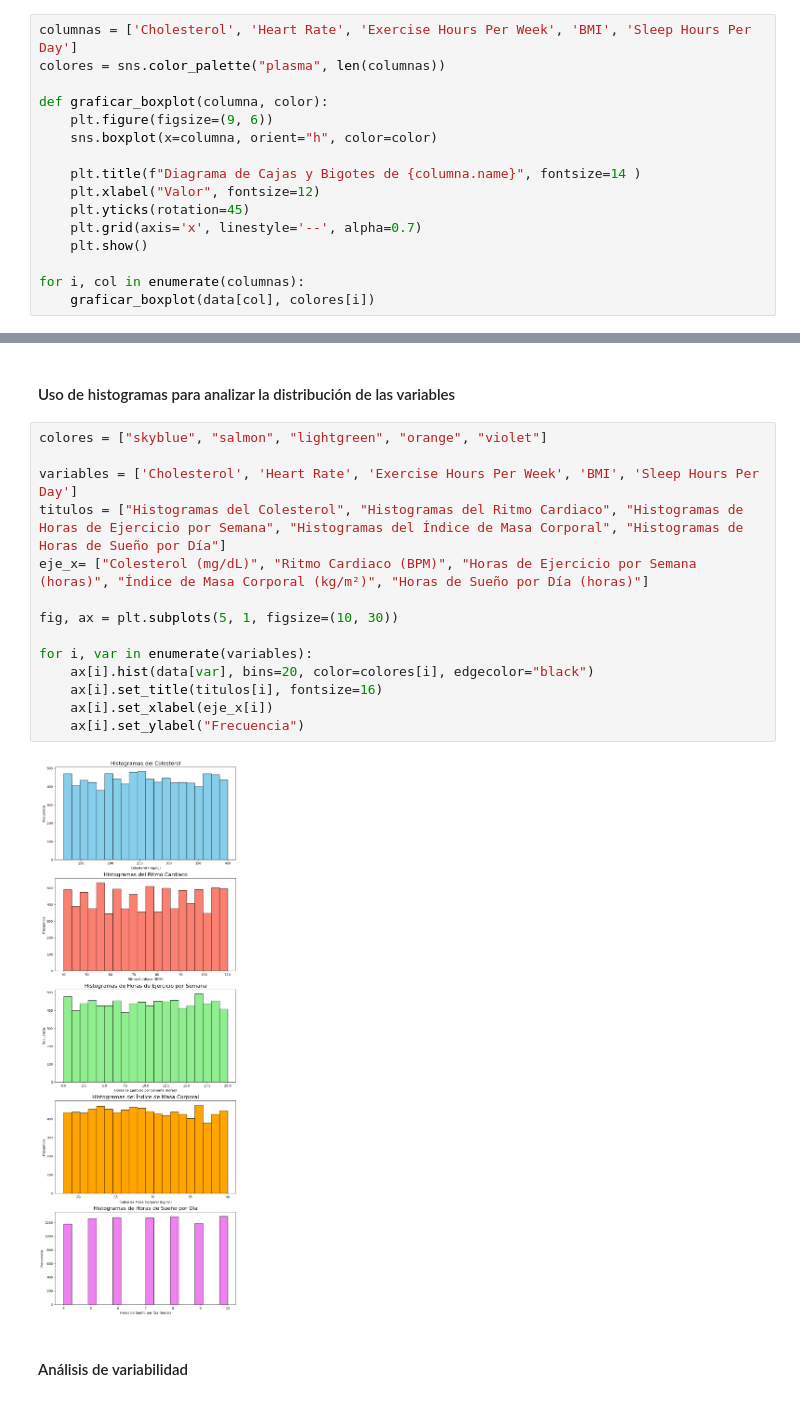
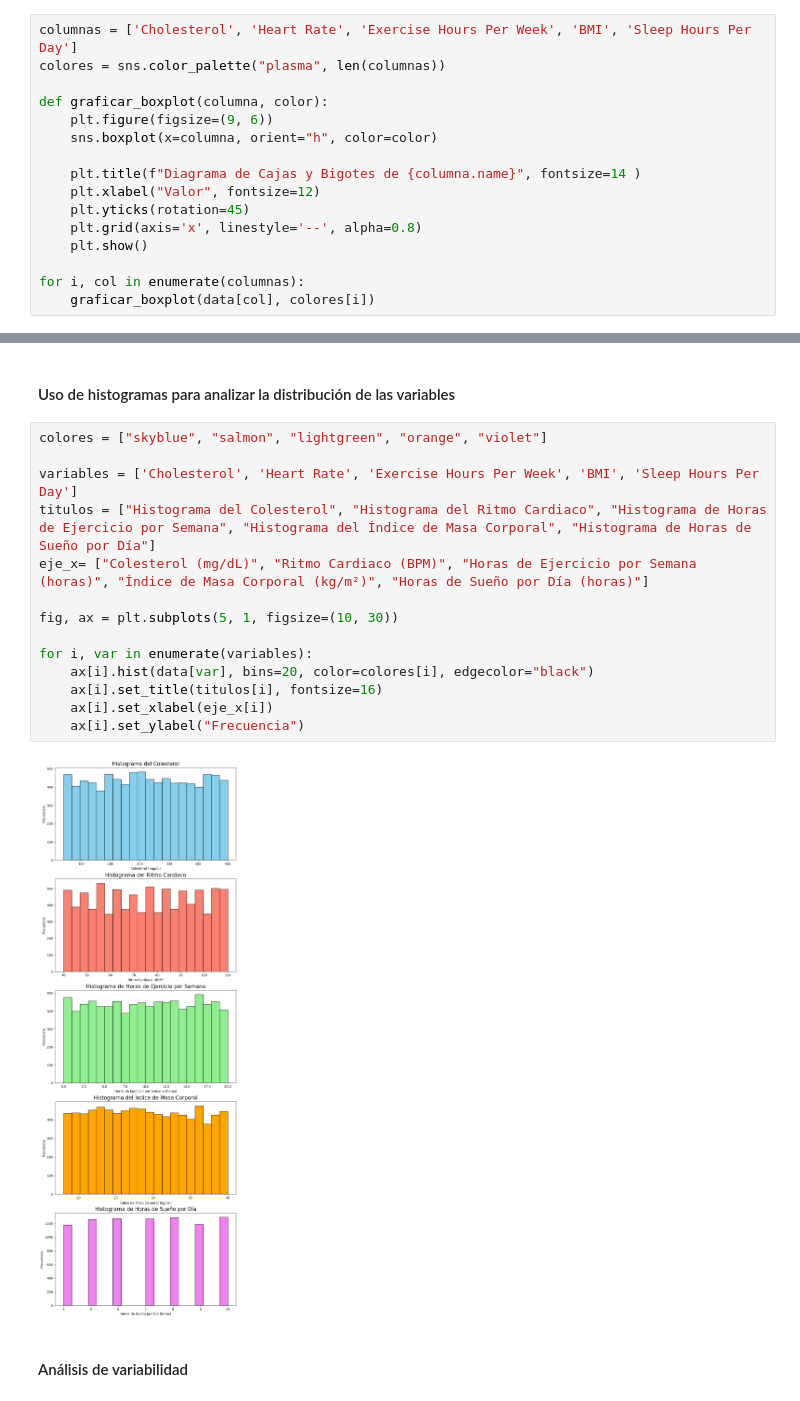
Before and after one commit to danieladonado/Proyecto_1, a Jupyter notebook: proyecto_1.ipynb, the cells around one changed output, grey strips where cells are left out. Drawn from its saved outputs; the diff is of its cells as text.

```diff
--- a/proyecto_1.ipynb
+++ b/proyecto_1.ipynb
@@ -70,7 +68,7 @@ def graficar_boxplot(columna, color):
     plt.title(f"Diagrama de Cajas y Bigotes de {columna.name}", fontsize=14 )
     plt.xlabel("Valor", fontsize=12)
     plt.yticks(rotation=45)
-    plt.grid(axis='x', linestyle='--', alpha=0.7)
+    plt.grid(axis='x', linestyle='--', alpha=0.8)
     plt.show()
 
 for i, col in enumerate(columnas):
@@ -144,19 +144,19 @@ Sleep Hours Per Day
 # %%
 colores = ["skyblue", "salmon", "lightgreen", "orange", "violet"]
 
 variables = ['Cholesterol', 'Heart Rate', 'Exercise Hours Per Week', 'BMI', 'Sleep Hours Per Day']
-titulos = ["Histogramas del Colesterol", "Histogramas del Ritmo Cardiaco", "Histogramas de Horas de Ejercicio por Semana", "Histogramas del Índice de Masa Corporal", "Histogramas de Horas de Sueño por Día"]
+titulos = ["Histograma del Colesterol", "Histograma del Ritmo Cardiaco", "Histograma de Horas de Ejercicio por Semana", "Histograma del Índice de Masa Corporal", "Histograma de Horas de Sueño por Día"]
 eje_x= ["Colesterol (mg/dL)", "Ritmo Cardiaco (BPM)", "Horas de Ejercicio por Semana (horas)", "Índice de Masa Corporal (kg/m²)", "Horas de Sueño por Día (horas)"]
 
 fig, ax = plt.subplots(5, 1, figsize=(10, 30))
 
 for i, var in enumerate(variables):
     ax[i].hist(data[var], bins=20, color=colores[i], edgecolor="black")
     ax[i].set_title(titulos[i], fontsize=16)
     ax[i].set_xlabel(eje_x[i])
     ax[i].set_ylabel("Frecuencia")
 # %% [output]
-[figure, old version]
+[figure, new version]
 # %% [markdown]
 #### Análisis de variabilidad
 # %% [markdown]
```
Also changed, not shown: parts of 15 cells of this notebook.
